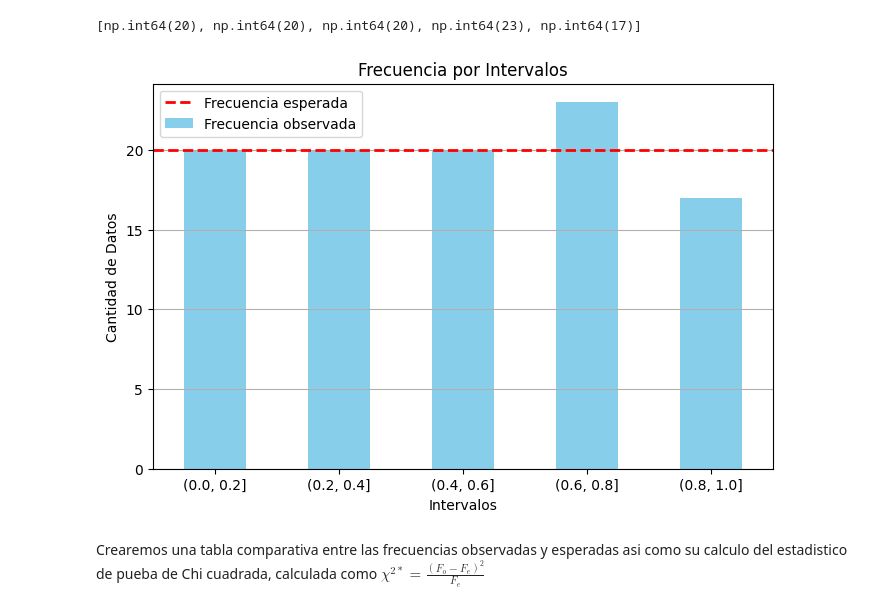
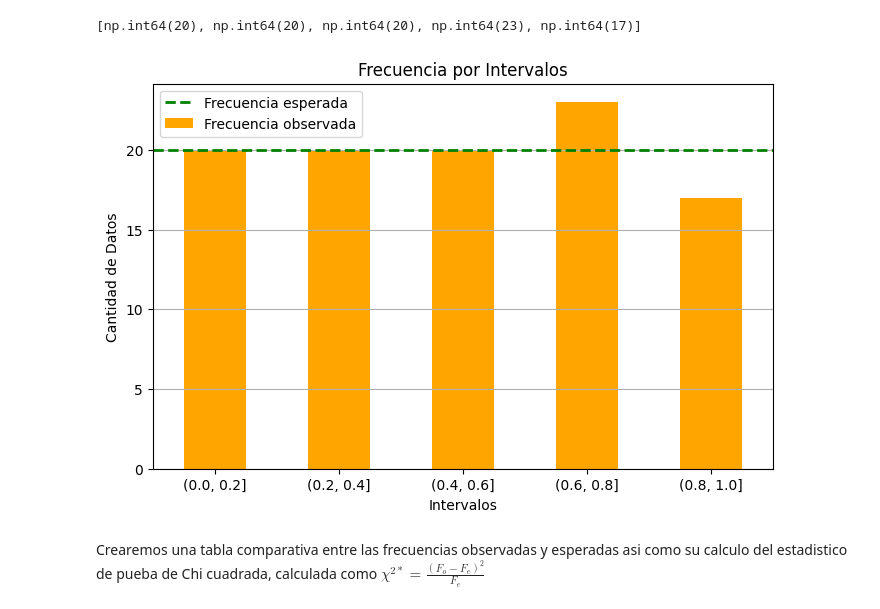
Before and after one commit to EberHernandezBenitez/EDP, a Jupyter notebook: Prueba_de_frecuencias.ipynb, the cells around one changed output. Drawn from its saved outputs; the diff is of its cells as text; code cells hidden in the pictures.

```diff
--- a/Prueba_de_frecuencias.ipynb
+++ b/Prueba_de_frecuencias.ipynb
@@ -52,16 +52,16 @@ print(conteos)
 # %%
 
 plt.figure(figsize=(8, 5))
-frecuencia_obs.plot(kind='bar', color='skyblue',label="Frecuencia observada")
-plt.axhline(y=frecuencia_esp,color="red",linestyle="--",linewidth=2,label="Frecuencia esperada")
+frecuencia_obs.plot(kind='bar', color='orange',label="Frecuencia observada")
+plt.axhline(y=frecuencia_esp,color="green",linestyle="--",linewidth=2,label="Frecuencia esperada")
 plt.title('Frecuencia por Intervalos')
 plt.xlabel('Intervalos')
 plt.xticks(rotation=0)
 plt.ylabel('Cantidad de Datos')
 plt.legend()
 plt.grid(axis='y')
 # %% [output]
-[figure, old version]
+[figure, new version]
 # %% [markdown]
 Crearemos una tabla comparativa entre las frecuencias observadas y esperadas asi como su calculo del estadistico de pueba de Chi cuadrada, calculada como $\chi^{2*}=\frac{(F_o-F_e)^2}{F_e}$
 # %%
```
